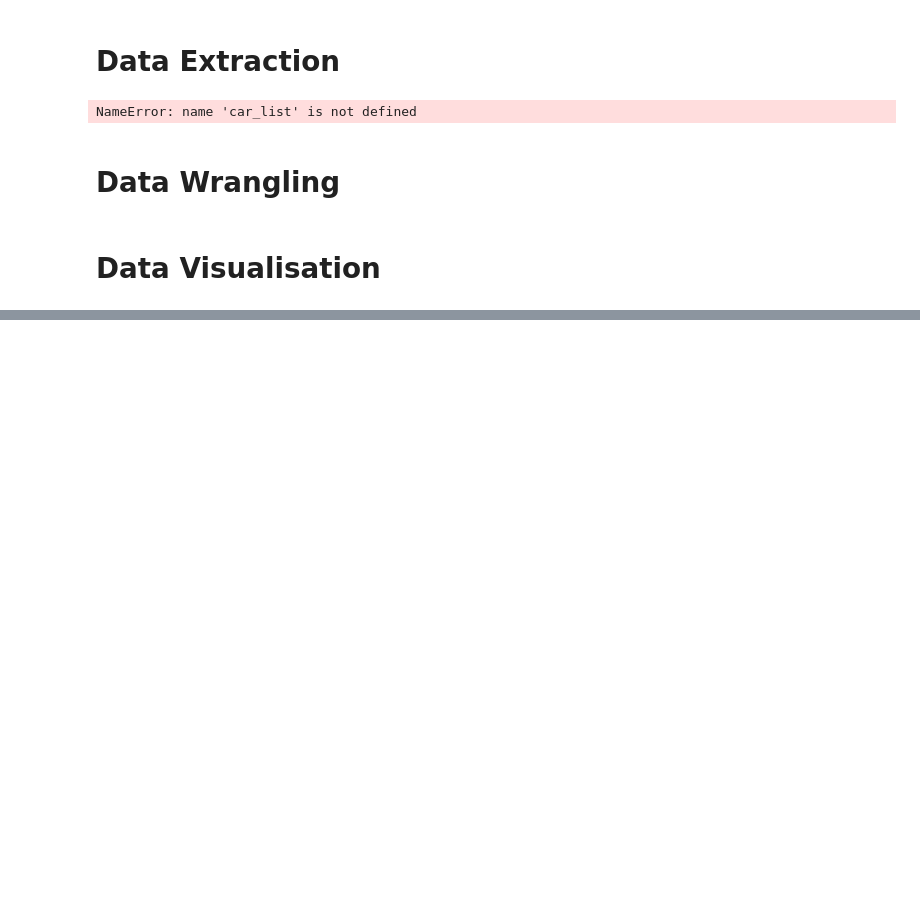
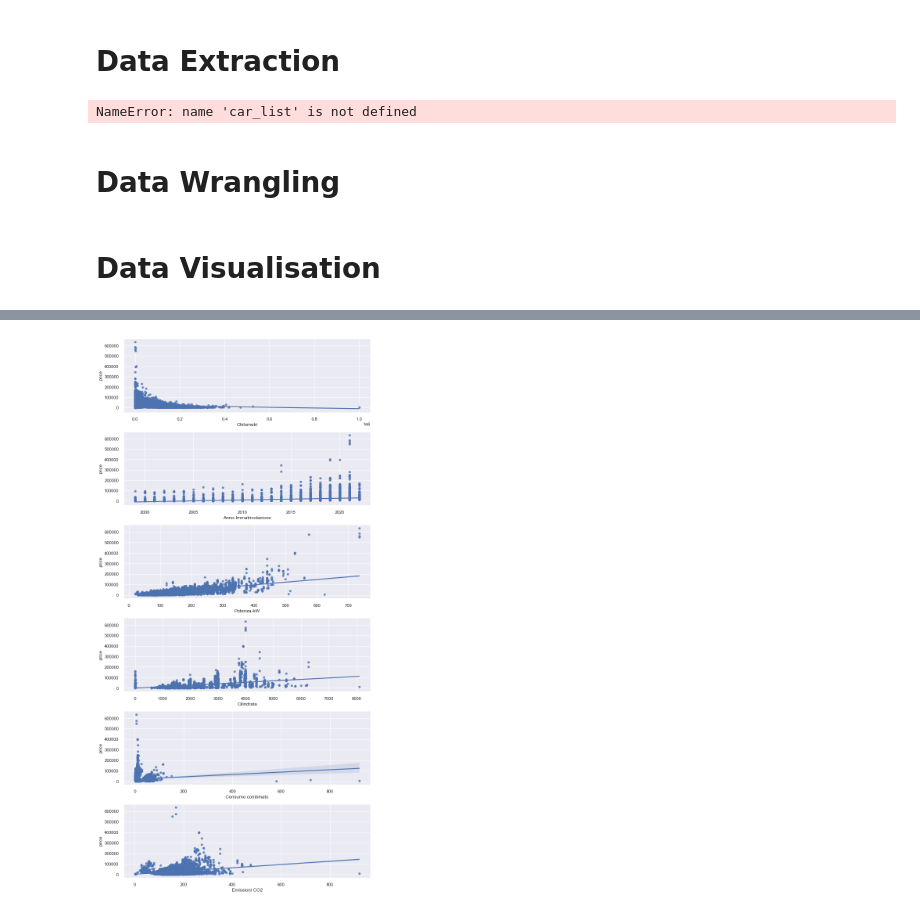
Before and after one commit to andreolidavide/car-culator, a Jupyter notebook: Car-culator.ipynb, the cells around one changed output, grey strips where cells are left out. Drawn from its saved outputs; the diff is of its cells as text; code cells hidden in the pictures; blank space fills up the shorter version.

```diff
--- a/Car-culator.ipynb
+++ b/Car-culator.ipynb
@@ -97,10 +97,11 @@ df['price'] = pd.to_numeric(df['price'])
 df['Chilometri'] = df['Chilometri'].astype('str')
 df['Chilometri'].replace({'\.':'', '€ ':''}, regex=True, inplace=True)
 df['Chilometri'] = pd.to_numeric(df['Chilometri'], errors='coerce')
-# Remove the month from Immatricolazione column, and make it a date
+# Remove the month from Immatricolazione column, make it a date and a year
 df['Immatricolazione'] = df['Immatricolazione'].str.replace(r'[A-Za-z]','', regex=True)
 df['Immatricolazione'] = df['Immatricolazione'].str.lstrip()
 df['Immatricolazione'] = pd.to_datetime(df['Immatricolazione'], format='%Y')
+df['Anno-Immatricolazione'] = pd.DatetimeIndex(df['Immatricolazione']).year
 # Split the power column into kw and CV, and convert it to numeric
 df[['Potenza-kW', 'Potenza-CV']] = df['Potenza'].str.split('(', expand=True)
 df['Potenza-CV'] = df['Potenza-CV'].str.replace(' CV)', '', regex=False)
@@ -154,6 +155,6 @@ df['IVA deducibile'] = df['IVA deducibile'].astype('int')
 
 # To make it easier to manage the data visualization and exploration, I'll create a copy of the dataframe at this point and I'll do one hot encoding only on the copy
 
-features = df
+features = df.copy()
 # %%
 # Some columns contains list of values, so a function is used to get the single elements and convert them to dummy variables
@@ -215,0 +210,15 @@ brand_boxplot_ax.set_xticklabels(brand_boxplot_ax.get_xticklabels(), rotation=45
+# %%
+# Create the figure
+price_regplots_fig, price_regplots_ax = plt.subplots(6)
+# Create the plots
+sns.regplot(data=df, x='Chilometri', y='price',ax=price_regplots_ax[0])
+sns.regplot(data=df, x='Anno-Immatricolazione', y='price',ax=price_regplots_ax[1])
+sns.regplot(data=df, x='Potenza-kW', y='price',ax=price_regplots_ax[2])
+sns.regplot(data=df, x='Cilindrata', y='price',ax=price_regplots_ax[3])
+sns.regplot(data=df, x='Consumo combinato', y='price',ax=price_regplots_ax[4])
+sns.regplot(data=df, x='Emissioni CO2', y='price',ax=price_regplots_ax[5])
+# Set properties
+price_regplots_fig.set_size_inches(10,20)
+price_regplots_fig.tight_layout()
+# %% [output]
+[figure, added]
```
Also changed, not shown: parts of 6 cells of this notebook.
